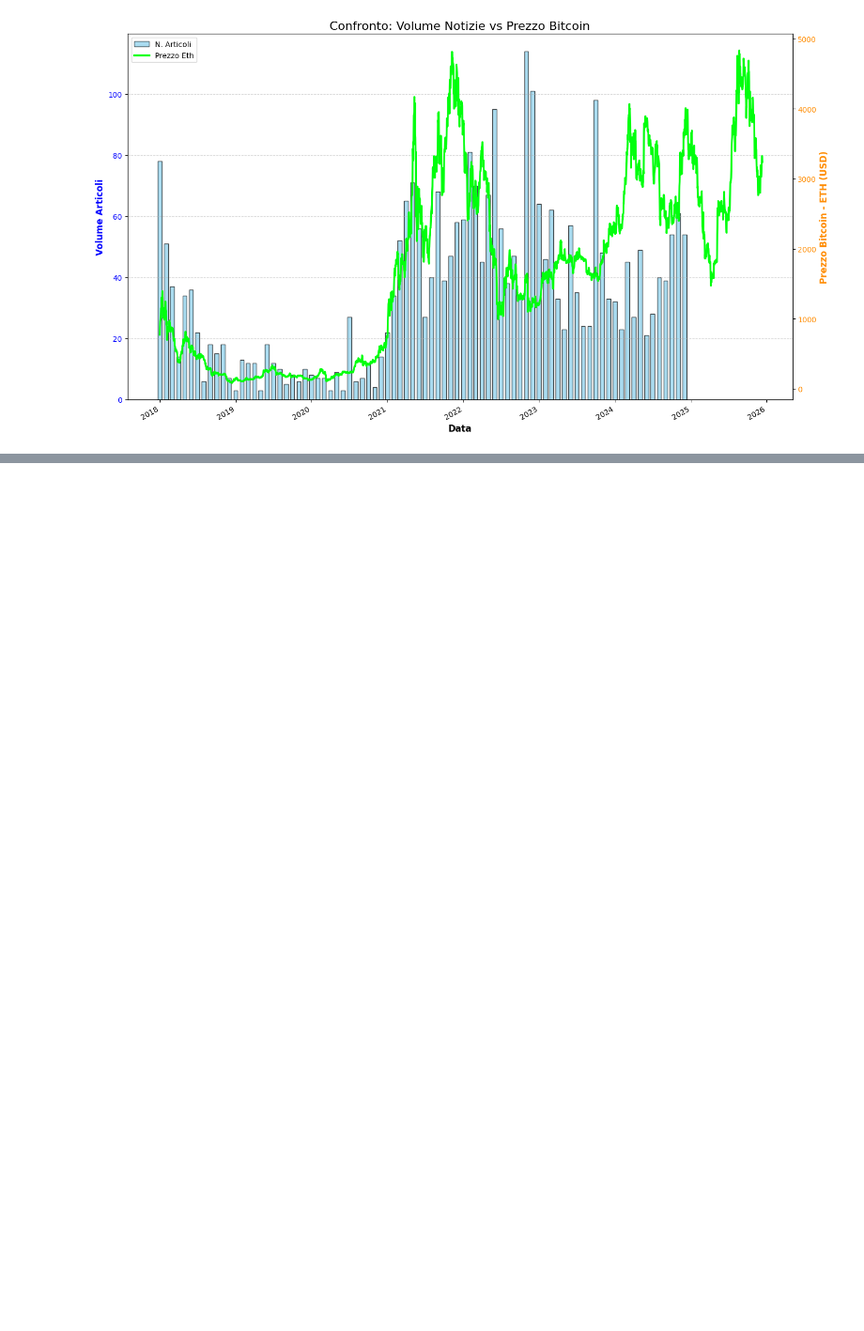
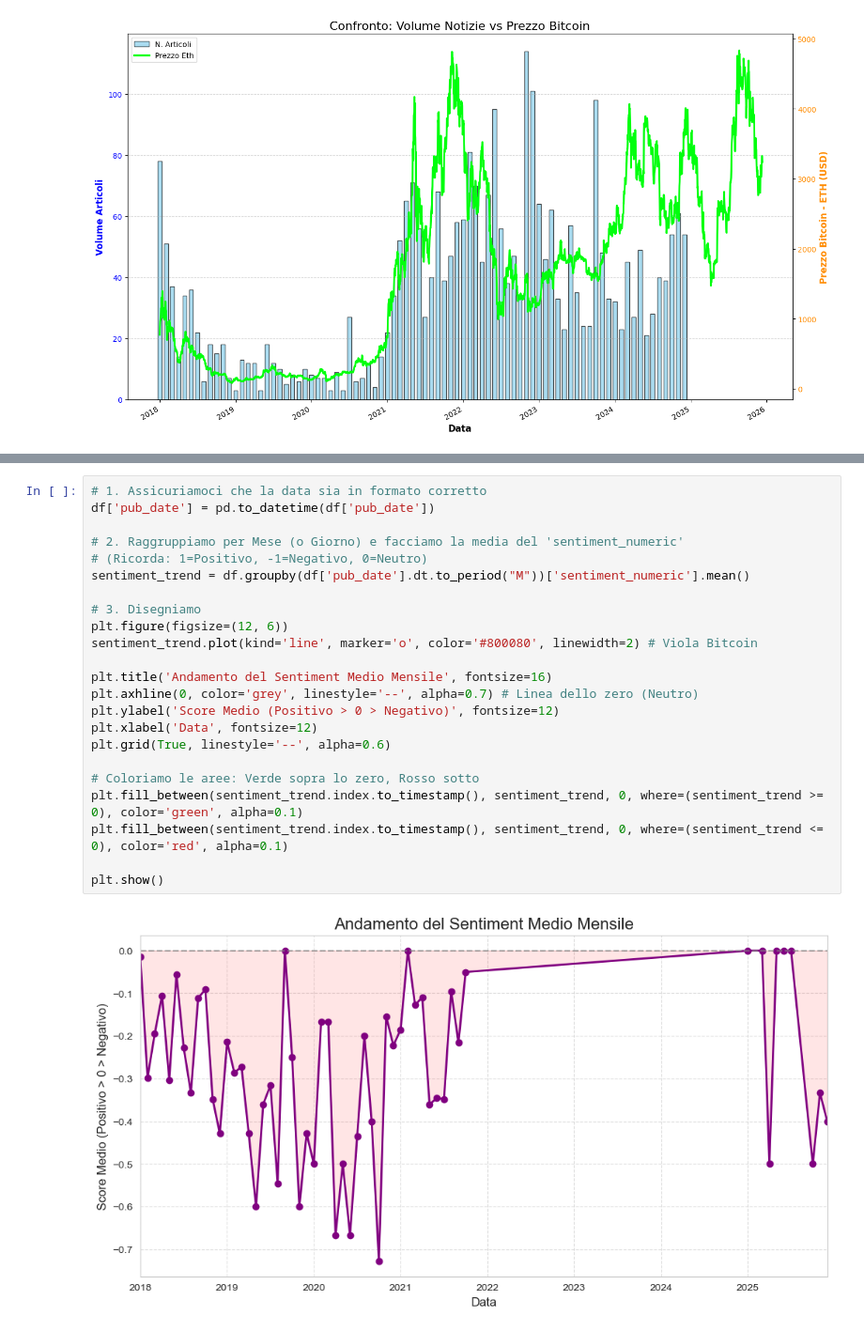
Before and after one commit to aronetommaso/DataMan-Project, a Jupyter notebook: bitcoin.ipynb, the cells around one changed output, grey strips where cells are left out. Shown at 94% size. Cells and saved outputs as stored; diff of their text form; blank space fills up the shorter version.

```diff
--- a/bitcoin.ipynb
+++ b/bitcoin.ipynb
@@ -1034,0 +1160,25 @@ client.close()
+# %%
+# 1. Assicuriamoci che la data sia in formato corretto
+df['pub_date'] = pd.to_datetime(df['pub_date'])
+
+# 2. Raggruppiamo per Mese (o Giorno) e facciamo la media del 'sentiment_numeric'
+# (Ricorda: 1=Positivo, -1=Negativo, 0=Neutro)
+sentiment_trend = df.groupby(df['pub_date'].dt.to_period("M"))['sentiment_numeric'].mean()
+
+# 3. Disegniamo
+plt.figure(figsize=(12, 6))
+sentiment_trend.plot(kind='line', marker='o', color='#800080', linewidth=2) # Viola Bitcoin
+
+plt.title('Andamento del Sentiment Medio Mensile', fontsize=16)
+plt.axhline(0, color='grey', linestyle='--', alpha=0.7) # Linea dello zero (Neutro)
+plt.ylabel('Score Medio (Positivo > 0 > Negativo)', fontsize=12)
+plt.xlabel('Data', fontsize=12)
+plt.grid(True, linestyle='--', alpha=0.6)
+
+# Coloriamo le aree: Verde sopra lo zero, Rosso sotto
+plt.fill_between(sentiment_trend.index.to_timestamp(), sentiment_trend, 0, where=(sentiment_trend >= 0), color='green', alpha=0.1)
+plt.fill_between(sentiment_trend.index.to_timestamp(), sentiment_trend, 0, where=(sentiment_trend <= 0), color='red', alpha=0.1)
+
+plt.show()
+# %% [output]
+[figure, added]
```
Also changed, not shown: parts of 8 cells of this notebook, 1 other file.
